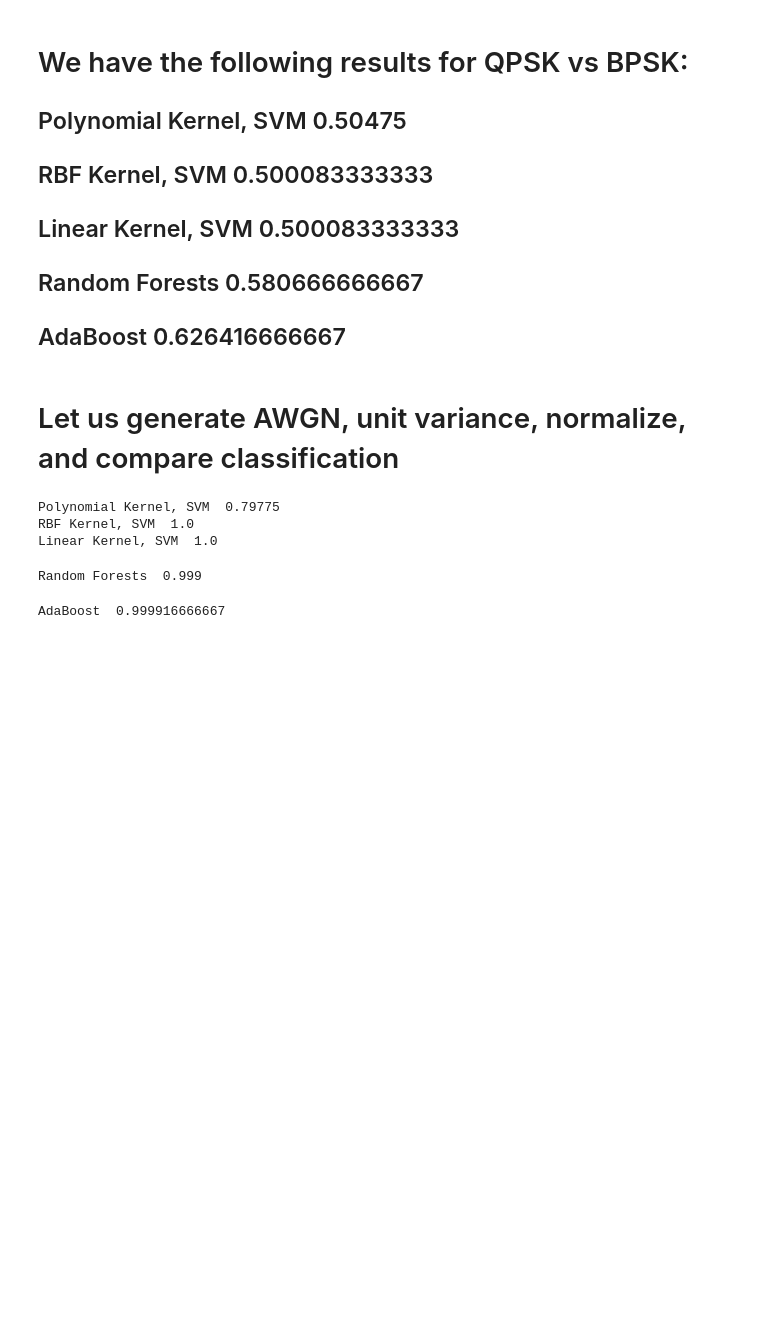
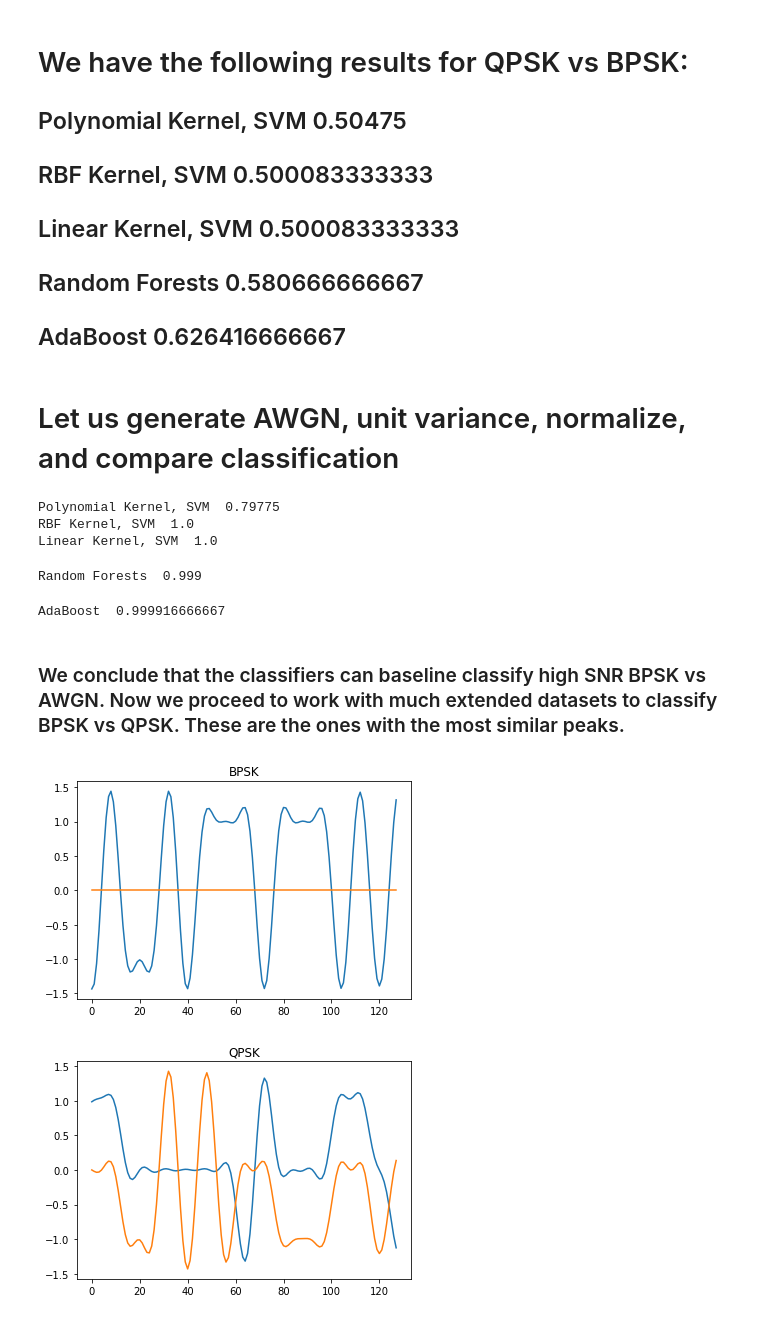
Before and after one commit to jain-nikunj/radioML, a Jupyter notebook: test_signal_generation/test_signals.ipynb, the cells around one changed output. Saved outputs shown, nothing was run; the diff lists cells and outputs as text; code cells hidden in the pictures; blank space fills up the shorter version.

```diff
--- a/test_signal_generation/test_signals.ipynb
+++ b/test_signal_generation/test_signals.ipynb
@@ -436,3 +444,20 @@ RBF Kernel, SVM  1.0
 Linear Kernel, SVM  1.0
 Random Forests  0.999
 AdaBoost  0.999916666667
+# %% [markdown]
+### We conclude that the classifiers can baseline classify high SNR BPSK vs AWGN. Now we proceed to work with much extended datasets to classify BPSK vs QPSK. These are the ones with the most similar peaks.
+# %%
+bpsk = np.fromfile('/Volumes/VMWARE/bpsk', dtype = 'complex64')
+qpsk = np.fromfile("/Volumes/VMWARE/qpsk", dtype = 'complex64')
+plt.plot(bpsk.real[9000:9000 + N])
+plt.plot(bpsk.imag[9000:9000 + N])
+plt.title("BPSK")
+plt.show()
+plt.clf()
+plt.plot(qpsk.imag[9000:9000 + N])
+plt.plot(qpsk.real[9000:9000 + N])
+plt.title("QPSK")
+plt.show()
+# %% [output]
+[figure, added]
+[figure, added]
```
Also changed, not shown: parts of 30 cells of this notebook.
